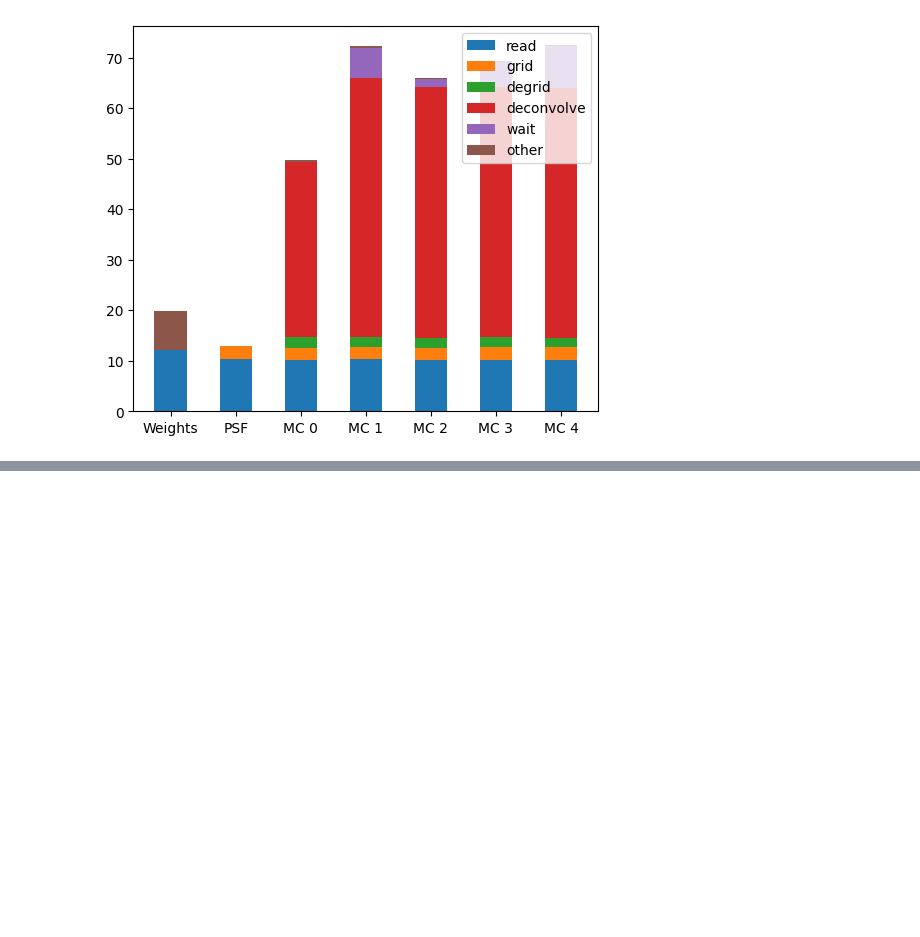
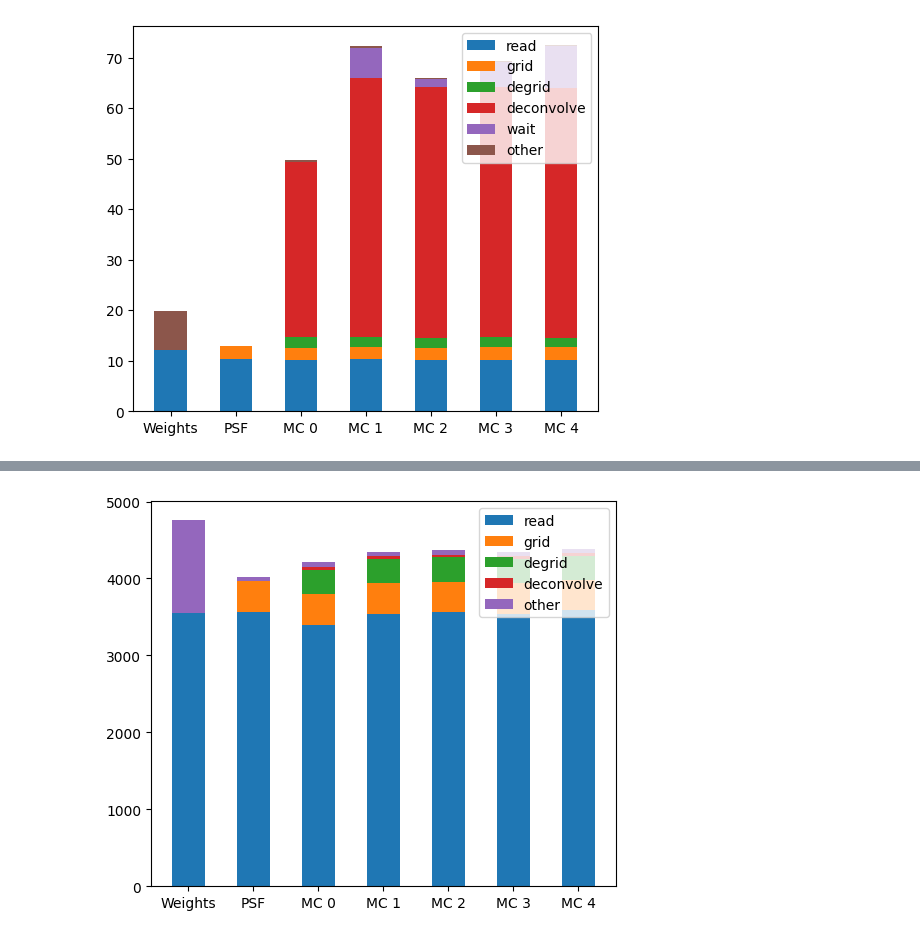
Before and after one commit to simon-prunet/radio-imaging, a Jupyter notebook: notebooks_and_pyscripts/multipartition_bda_results.ipynb, the cells around one changed output, grey strips where cells are left out. Drawn from its saved outputs; the diff is of its cells as text; code cells hidden in the pictures; blank space fills up the shorter version.

```diff
--- a/notebooks_and_pyscripts/multipartition_bda_results.ipynb
+++ b/notebooks_and_pyscripts/multipartition_bda_results.ipynb
@@ -263,0 +383,47 @@ for pl1_node in pl1_breakdown_data:
+# %%
+#Serial l1
+
+for i, lst in enumerate(serial_breakdown_data):
+    serial_breakdown_data[i] = list(map(float, lst))
+
+serial_weights_timings = serial_breakdown_data[1]
+serial_psf_timings = serial_breakdown_data[2]
+
+serial_mc_timings = serial_breakdown_data[3:]
+
+width = 0.5
+
+labels = [
+    "Weights",
+    "PSF"
+]
+
+bottom = numpy.zeros(len(serial_mc_timings) + 2)
+
+fig, ax = plt.subplots()
+
+average_deconv = 0
+
+timings = []
+timings.append([serial_weights_timings[0], 0, 0, 0, sum(serial_weights_timings[1:])])
+timings.append([serial_psf_timings[0], serial_psf_timings[3], 0, 0, sum(serial_psf_timings[1:3]) + serial_psf_timings[4]])
+
+for i, curr_mc_timings in enumerate(serial_mc_timings):
+    labels.append("MC " + str(i))
+    other_timings = sum(curr_mc_timings[1:4]) + curr_mc_timings[5] + curr_mc_timings[7]
+    timings.append([curr_mc_timings[0], curr_mc_timings[6], curr_mc_timings[4], curr_mc_timings[8], other_timings])
+
+for i, curr_breakdown in enumerate(breakdowns):
+    curr_breakdown_timing = []
+    for curr_timing in timings:
+        curr_breakdown_timing.append(curr_timing[i])
+
+    p = ax.bar(labels, curr_breakdown_timing, width, label=curr_breakdown, bottom=bottom)
+    bottom += curr_breakdown_timing
+
+sgra_timings_serial = total_timings(timings, breakdowns)
+
+ax.legend(loc="upper right")
+plt.show()
+# %% [output]
+[figure, added]
```
Also changed, not shown: parts of 11 cells of this notebook, 28 other files.
